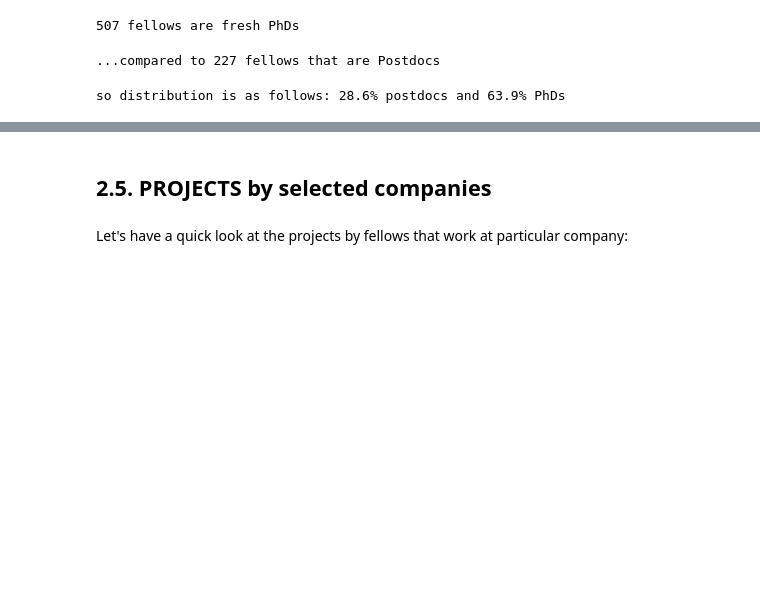
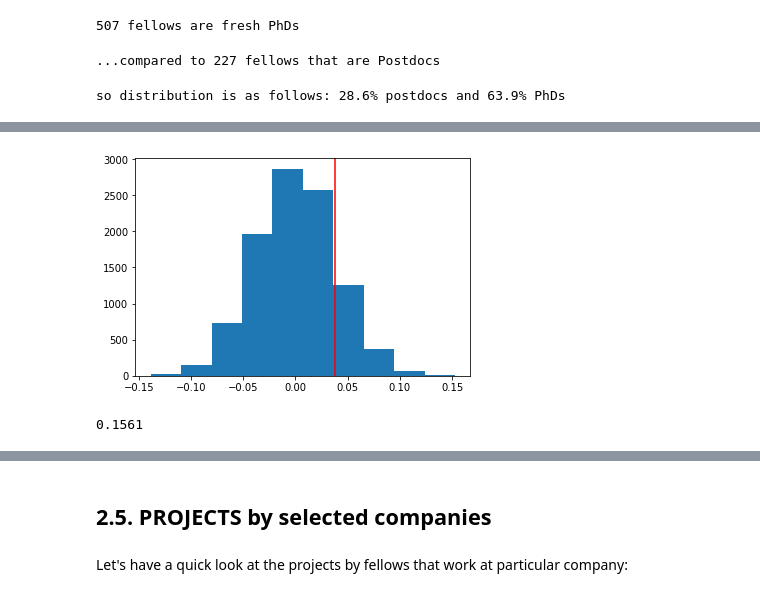
Before and after one commit to ktimchen/insight_fellows, a Jupyter notebook: INSIGHT_Data_Science_Fellowship.ipynb, the cells around one changed output, grey strips where cells are left out. Cells and saved outputs as stored; diff of their text form; code cells hidden in the pictures; blank space fills up the shorter version.

Commit message:
added hypothesis testing

```diff
--- a/INSIGHT_Data_Science_Fellowship.ipynb
+++ b/INSIGHT_Data_Science_Fellowship.ipynb
@@ -388,0 +437,16 @@ So if you are the INSIGHT fellow and fresh PhD - beware, there will be much more
+# %%
+# create distribution under the null hypothesis
+null_vals = np.random.normal(0, diffs.std(), diffs.size)
+# %%
+# plot null distribution
+plt.hist(null_vals);
+
+# plot line for observed statistic
+plt.axvline(x=obs_diff, color = 'red');
+# %% [output]
+[figure, added]
+# %%
+# compute p value
+(null_vals > obs_diff).mean()
+# %% [output]
+0.1561
```
Also changed, not shown: parts of 27 cells of this notebook, 1 other file.
